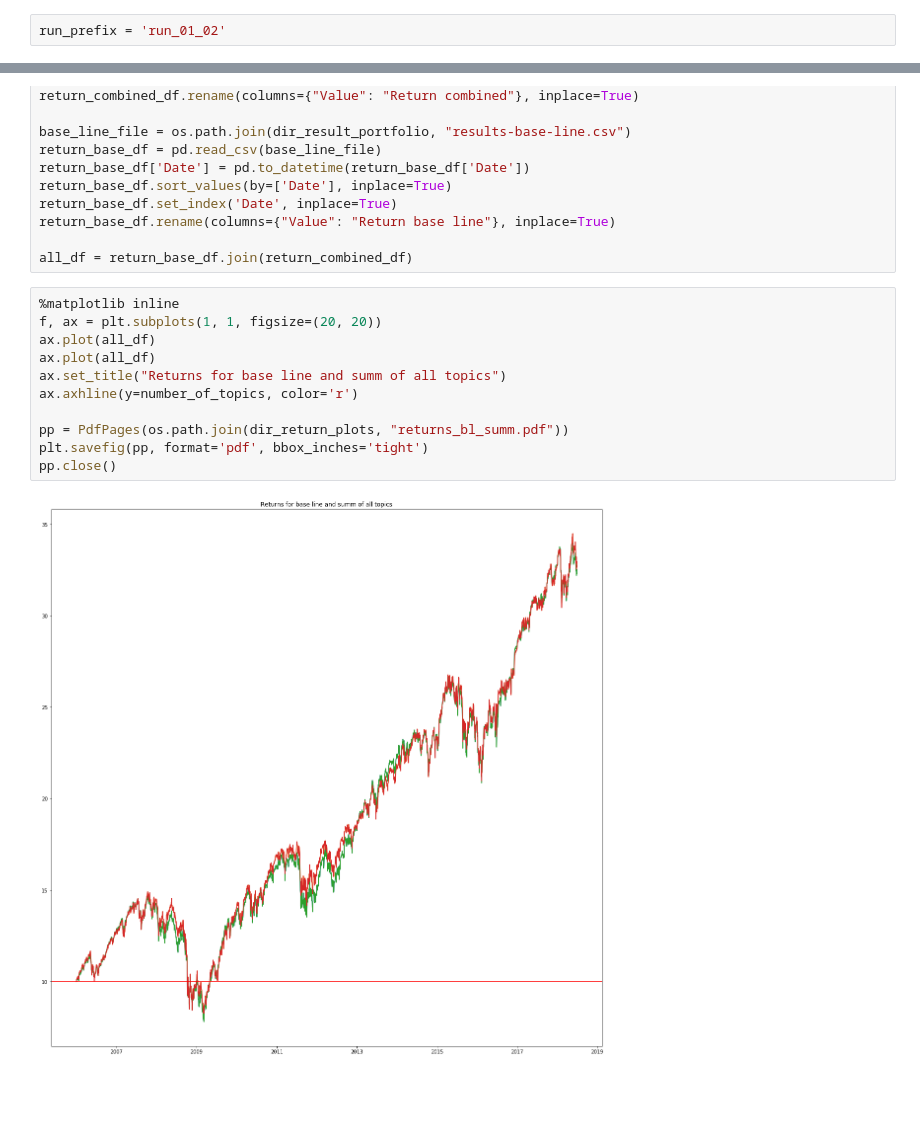
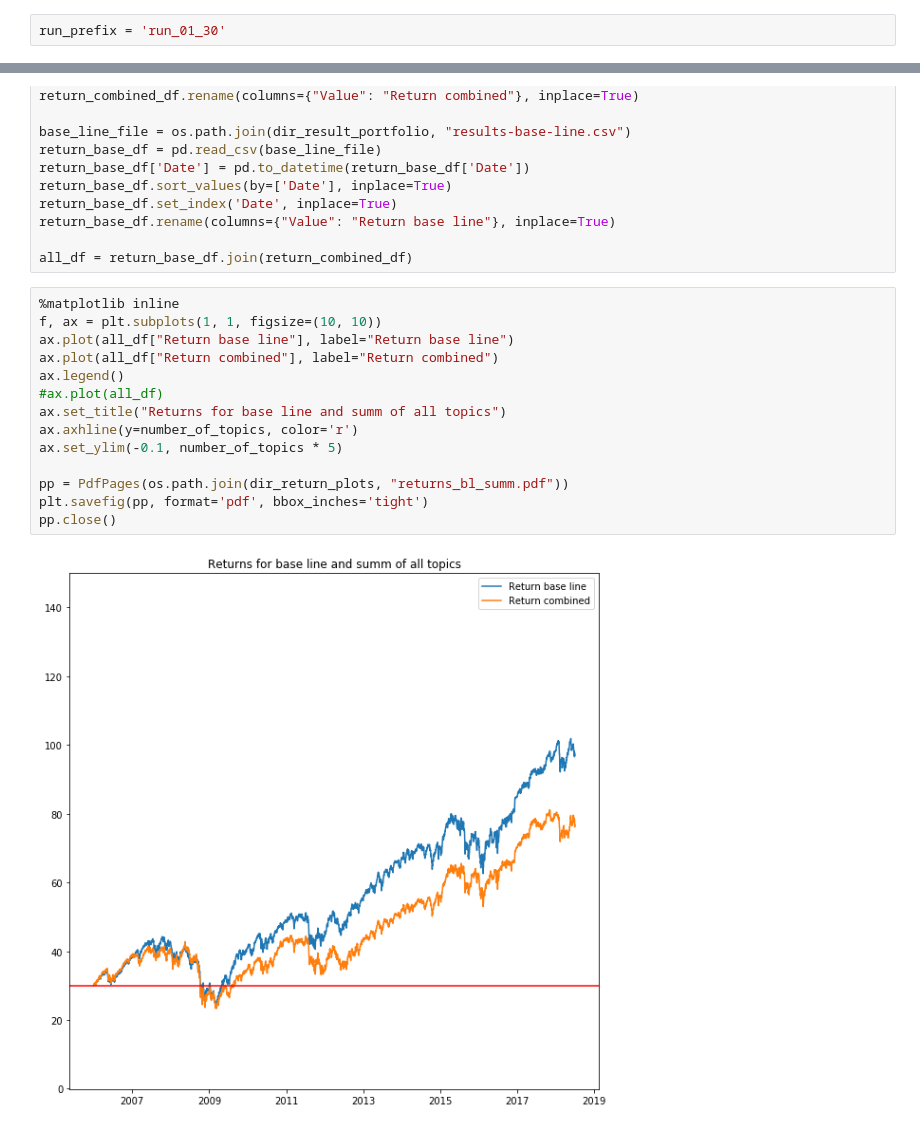
Before and after one commit to Arisiru/dtm-reports-analysis, a Jupyter notebook: notebooks/result_interpretation.ipynb, the cells around one changed output, grey strips where cells are left out. Saved outputs shown, nothing was run; the diff lists cells and outputs as text; blank space fills up the shorter version.

```diff
--- a/notebooks/result_interpretation.ipynb
+++ b/notebooks/result_interpretation.ipynb
@@ -15,5 +18,5 @@ import matplotlib.cbook as cbook
 # %%
-run_prefix = 'run_01_02'
+run_prefix = 'run_01_30'
 # %%
 dir_root = os.path.join('..')
 dir_data = os.path.join(dir_root, 'data_processing')
@@ -499,14 +487,17 @@ return_base_df.rename(columns={"Value": "Return base line"}, inplace=True)
 all_df = return_base_df.join(return_combined_df)
 # %%
 %matplotlib inline
-f, ax = plt.subplots(1, 1, figsize=(20, 20))
-ax.plot(all_df)
-ax.plot(all_df)
+f, ax = plt.subplots(1, 1, figsize=(10, 10))
+ax.plot(all_df["Return base line"], label="Return base line")
+ax.plot(all_df["Return combined"], label="Return combined")
+ax.legend()
+#ax.plot(all_df)
 ax.set_title("Returns for base line and summ of all topics")
 ax.axhline(y=number_of_topics, color='r')
+ax.set_ylim(-0.1, number_of_topics * 5)
 
 pp = PdfPages(os.path.join(dir_return_plots, "returns_bl_summ.pdf"))
 plt.savefig(pp, format='pdf', bbox_inches='tight')
 pp.close()
 # %% [output]
-[figure, old version]
+[figure, new version]
```
Also changed, not shown: parts of 9 cells of this notebook, 1 other file.
